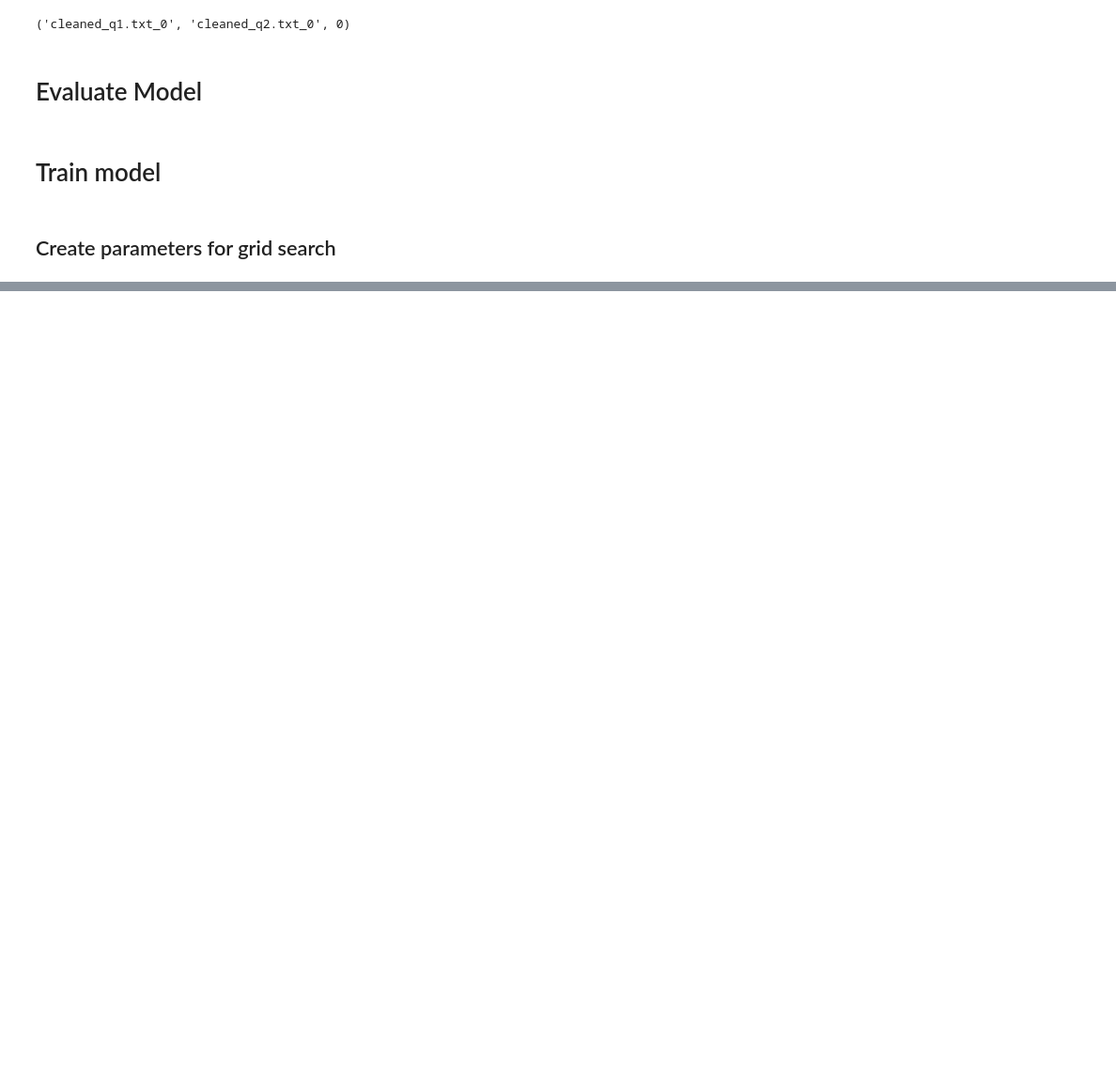
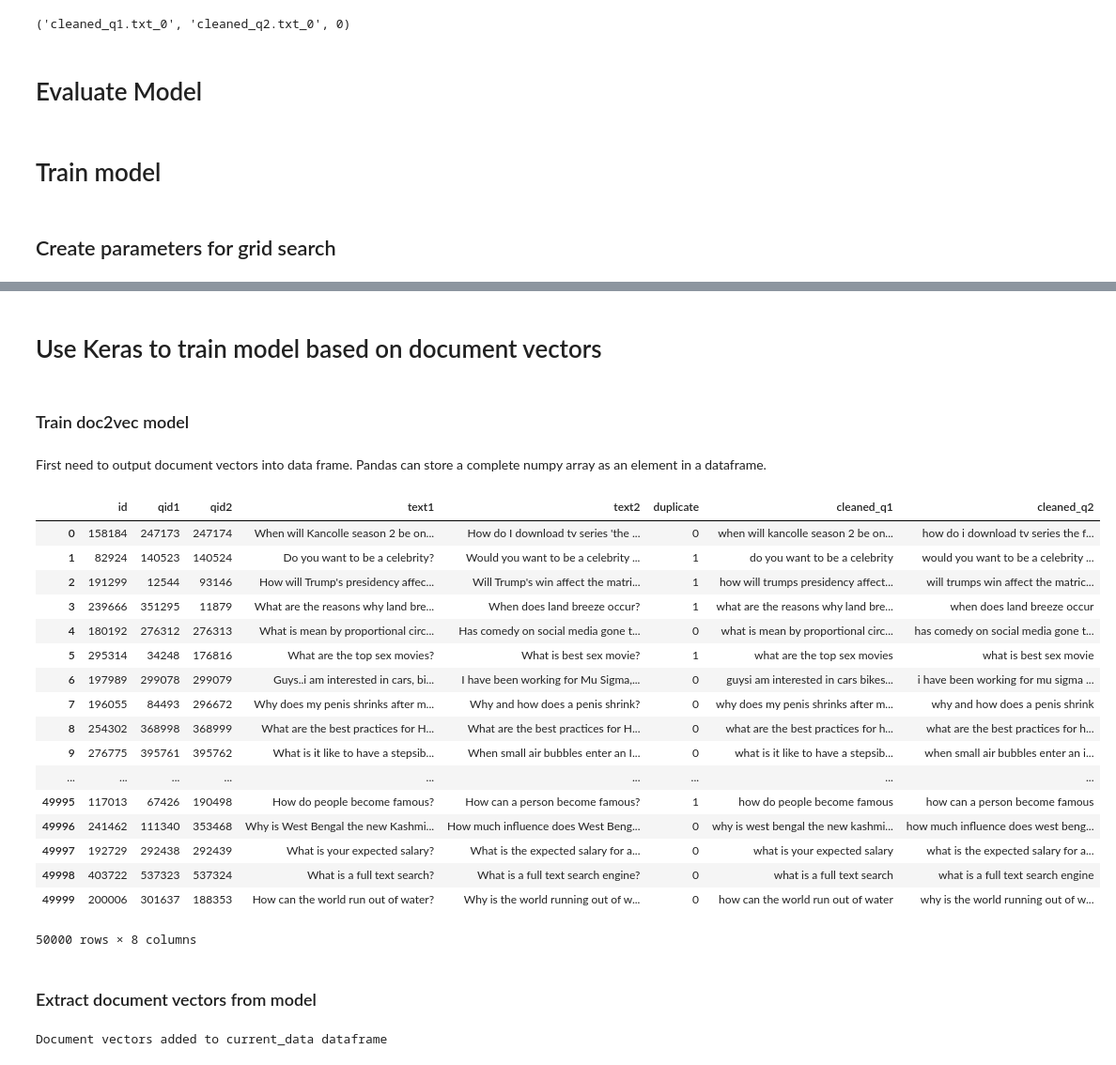
Before and after one commit to ddandur/Quora-DupQ-with-Gensim, a Jupyter notebook: Quora Duplicate Questions - Doc2vec.ipynb, the cells around one changed output, grey strips where cells are left out. Shown at 94% size. Cells and saved outputs as stored; diff of their text form; code cells hidden in the pictures; blank space fills up the shorter version.

Commit message:
added cells to produce keras model trained on document vectors

```diff
--- a/Quora Duplicate Questions - Doc2vec.ipynb
+++ b/Quora Duplicate Questions - Doc2vec.ipynb
@@ -10,10 +10,15 @@ raw_file_name = "quora_duplicate_questions.tsv"
 q1_file_name = "cleaned_q1.txt"
 q2_file_name = "cleaned_q2.txt"
 dup_file_name = "is_duplicate.txt"
+complete_data_dataframe = "complete_data_dataframe.csv"
 questions_folder_name = "cleaned_data"
 
 # file to store hyperparameter tuning numbers
 parameters_and_errors_name = "parameters_and_errors.csv"# "parameters_and_errors.csv"
+
+# number of question pairs to use in training doc2vec
+# total number of pairs is currently 404288
+num_question_pairs = 404288
 # %%
 import pandas as pd
 import os
@@ -86,9 +94,6 @@ questions_file_names
 ['cleaned_q1.txt', 'cleaned_q2.txt']
 # %% [markdown]
 ## Load in data
-# %%
-# set number of rows (question pairs) to train on
-num_question_pairs = 100
 # %%
 # produce logs during training
 import logging
@@ -442,0 +541,4 @@ with elapsed_timer() as elapsed:
+# %% [markdown]
+# Use Keras to train model based on document vectors
+# %% [markdown]
+### Train doc2vec model
@@ -442,0 +557,59 @@ with elapsed_timer() as elapsed:
+# %% [markdown]
+First need to output document vectors into data frame. Pandas can store a complete numpy array as an element in a dataframe.
+# %%
+# load in dataframe containing data - need only as many question pairs as used in training
+# this dataframe can be useful for generating further features to be used for training
+current_data = pd.read_csv(complete_data_dataframe, nrows=num_question_pairs)
+# %%
+current_data
+# %% [output]
+|  | id | qid1 | qid2 | text1 | text2 | duplicate | cleaned_q1 | cleaned_q2 |
+| 0 | 158184 | 247173 | 247174 | When will Kancolle season 2 be on... | How do I download tv series 'the ... | 0 | when will kancolle season 2 be on... | how do i download tv series the f... |
+| 1 | 82924 | 140523 | 140524 | Do you want to be a celebrity? | Would you want to be a celebrity ... | 1 | do you want to be a celebrity | would you want to be a celebrity ... |
+| 2 | 191299 | 12544 | 93146 | How will Trump's presidency affec... | Will Trump's win affect the matri... | 1 | how will trumps presidency affect... | will trumps win affect the matric... |
+| 3 | 239666 | 351295 | 11879 | What are the reasons why land bre... | When does land breeze occur? | 1 | what are the reasons why land bre... | when does land breeze occur |
+| 4 | 180192 | 276312 | 276313 | What is mean by proportional circ... | Has comedy on social media gone t... | 0 | what is mean by proportional circ... | has comedy on social media gone t... |
+| 5 | 295314 | 34248 | 176816 | What are the top sex movies? | What is best sex movie? | 1 | what are the top sex movies | what is best sex movie |
+| 6 | 197989 | 299078 | 299079 | Guys..i am interested in cars, bi... | I have been working for Mu Sigma,... | 0 | guysi am interested in cars bikes... | i have been working for mu sigma ... |
+| 7 | 196055 | 84493 | 296672 | Why does my penis shrinks after m... | Why and how does a penis shrink? | 0 | why does my penis shrinks after m... | why and how does a penis shrink |
+| 8 | 254302 | 368998 | 368999 | What are the best practices for H... | What are the best practices for H... | 0 | what are the best practices for h... | what are the best practices for h... |
+| 9 | 276775 | 395761 | 395762 | What is it like to have a stepsib... | When small air bubbles enter an I... | 0 | what is it like to have a stepsib... | when small air bubbles enter an i... |
+| ... | ... | ... | ... | ... | ... | ... | ... | ... |
+| 49995 | 117013 | 67426 | 190498 | How do people become famous? | How can a person become famous? | 1 | how do people become famous | how can a person become famous |
+| 49996 | 241462 | 111340 | 353468 | Why is West Bengal the new Kashmi... | How much influence does West Beng... | 0 | why is west bengal the new kashmi... | how much influence does west beng... |
+| 49997 | 192729 | 292438 | 292439 | What is your expected salary? | What is the expected salary for a... | 0 | what is your expected salary | what is the expected salary for a... |
+| 49998 | 403722 | 537323 | 537324 | What is a full text search? | What is a full text search engine? | 0 | what is a full text search | what is a full text search engine |
+| 49999 | 200006 | 301637 | 188353 | How can the world run out of water? | Why is the world running out of w... | 0 | how can the world run out of water | why is the world running out of w... |
+50000 rows × 8 columns
+# %% [markdown]
+### Extract document vectors from model
+# %%
+# add numpy doc2vec representation for each question (2 questions per row)
+# the documents in doc_names_and_duplicate_class are in same order as documents in current_data dataframe
+# (and current_data is ready from complete_data_dataframe csv file)
+q1_vecs = []
+q2_vecs = []
+is_dup = []
+
+for i in range(len(doc_names_and_duplicate_class)):
+    # get word vectors for each question and add to current_data dataframe
+    vec1_name = doc_names_and_duplicate_class[i][0]
+    vec2_name = doc_names_and_duplicate_class[i][1]
+    vec1 = model.docvecs[vec1_name]
+    vec2 = model.docvecs[vec2_name]
+    q1_vecs.append(vec1)
+    q2_vecs.append(vec2)
+    is_dup.append(doc_names_and_duplicate_class[i][2])
+
+# sanity check that ensures document vectors match their text in dataframe - compare the duplicate
+# tags between current_data and doc_names_and_duplicate_class
+
+for i in range(len(doc_names_and_duplicate_class)):
+    assert doc_names_and_duplicate_class[i][2] == current_data["duplicate"][i], "Error in aligning document \
+                                                                              vectors with their text at index %d" % i
+
+current_data["q1_vecs"] = pd.Series(q1_vecs)
+current_data["q2_vecs"] = pd.Series(q2_vecs)
+print "Document vectors added to current_data dataframe"
+# %% [output]
+Document vectors added to current_data dataframe
```
Also changed, not shown: parts of 32 cells of this notebook.
